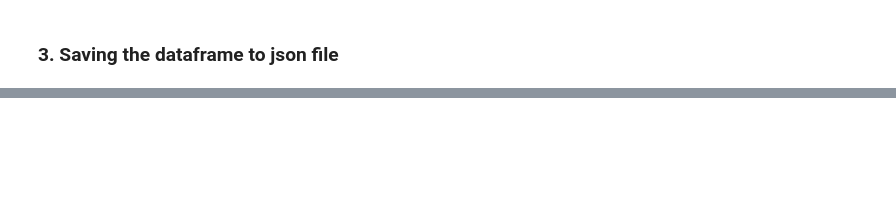
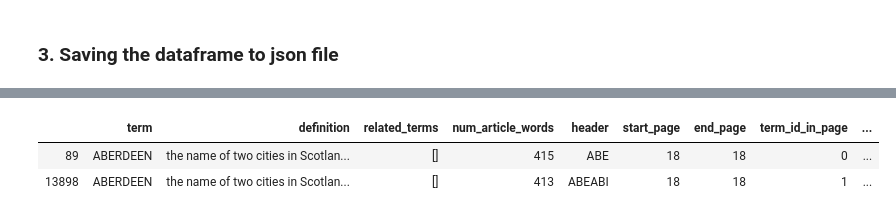
Before and after one commit to francesNLP/frances, a Jupyter notebook: NLS_EB/Merging_EB_Terms.ipynb, the cells around one changed output, grey strips where cells are left out. Drawn from its saved outputs; the diff is of its cells as text; code cells hidden in the pictures; blank space fills up the shorter version.

```diff
--- a/NLS_EB/Merging_EB_Terms.ipynb
+++ b/NLS_EB/Merging_EB_Terms.ipynb
@@ -327,0 +655,6 @@ df.to_json(r'./results_NLS/results_eb_1_edition_postprocess_dataframe', orient="
+# %%
+df[df["term"]=="ABERDEEN"]
+# %% [output]
+|  | term | definition | related_terms | num_article_words | header | start_page | end_page | term_id_in_page | ... |
+| 89 | ABERDEEN | the name of two cities in Scotlan... | [] | 415 | ABE | 18 | 18 | 0 | ... |
+| 13898 | ABERDEEN | the name of two cities in Scotlan... | [] | 413 | ABEABI | 18 | 18 | 1 | ... |
```
Also changed, not shown: parts of 40 cells of this notebook, 3 other files.
